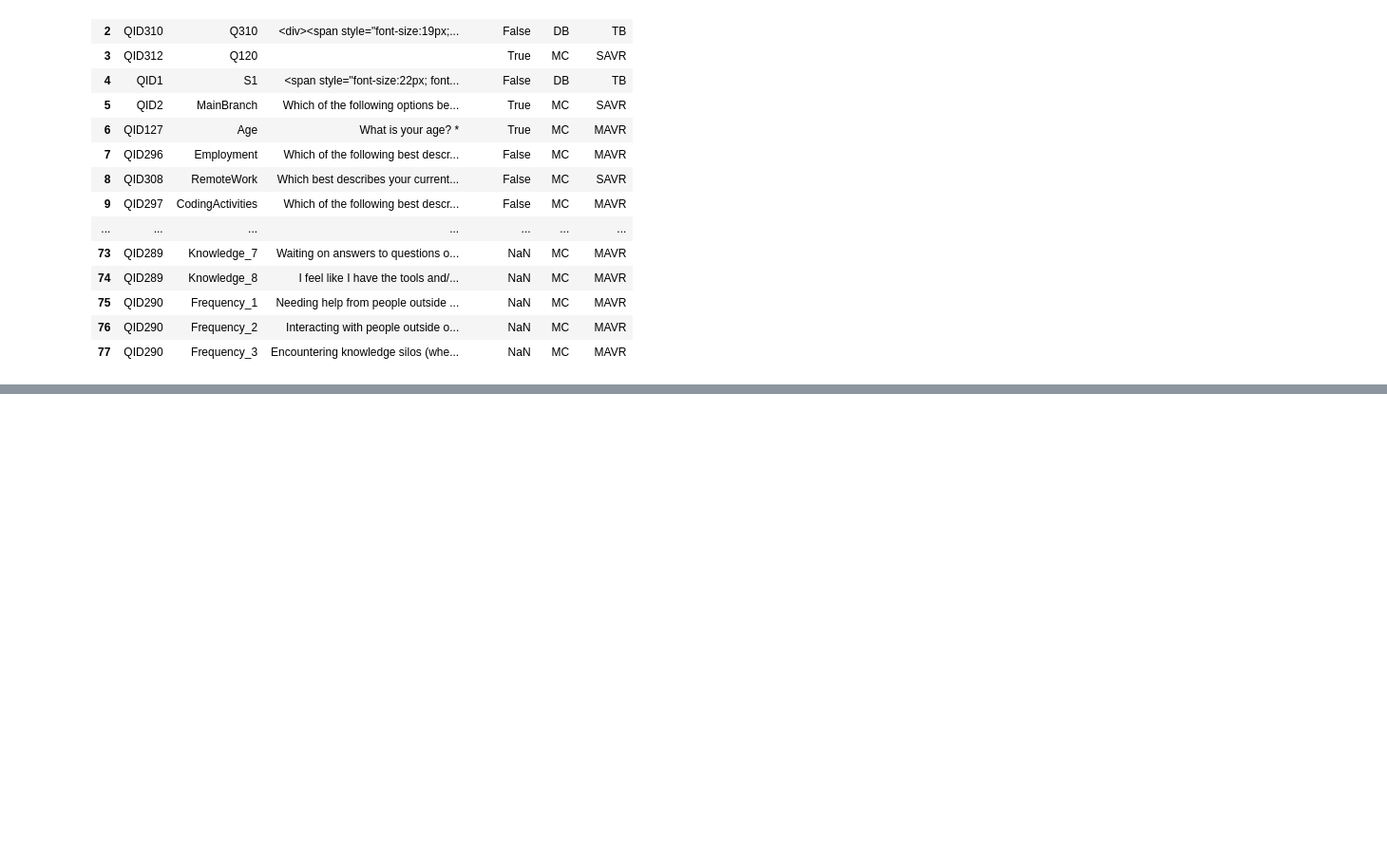
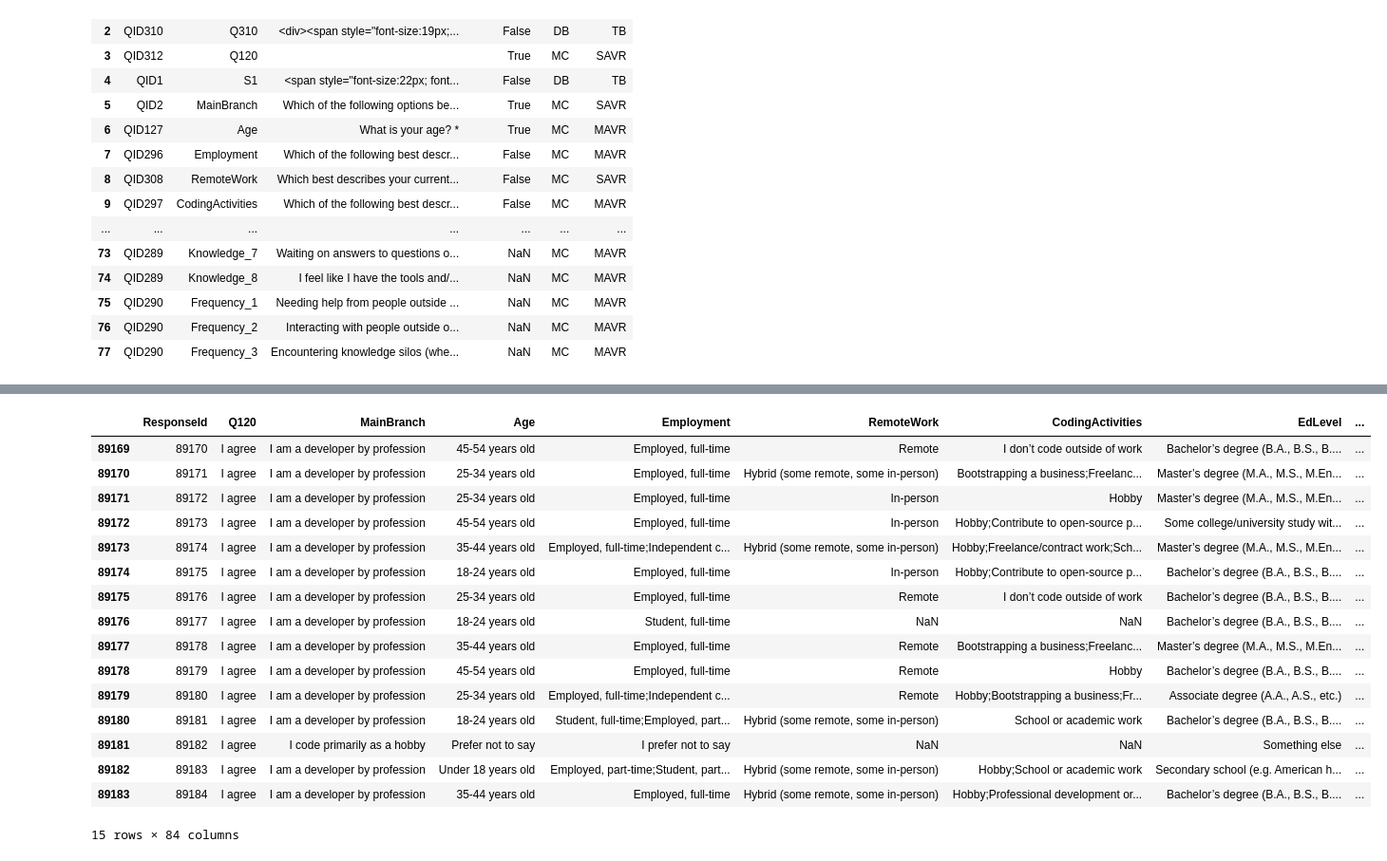
Before and after one commit to Bharatsinghthakur/Python-revision, a Jupyter notebook: pandas/Pandas demo.ipynb, the cells around one changed output, grey strips where cells are left out. Shown at 95% size. Saved outputs shown, nothing was run; the diff lists cells and outputs as text; code cells hidden in the pictures; blank space fills up the shorter version.

```diff
--- a/pandas/Pandas demo.ipynb
+++ b/pandas/Pandas demo.ipynb
@@ -69,0 +80,20 @@ schema_df
+# %%
+df.tail(15)
+# %% [output]
+|  | ResponseId | Q120 | MainBranch | Age | Employment | RemoteWork | CodingActivities | EdLevel | ... |
+| 89169 | 89170 | I agree | I am a developer by profession | 45-54 years old | Employed, full-time | Remote | I don’t code outside of work | Bachelor’s degree (B.A., B.S., B.... | ... |
+| 89170 | 89171 | I agree | I am a developer by profession | 25-34 years old | Employed, full-time | Hybrid (some remote, some in-person) | Bootstrapping a business;Freelanc... | Master’s degree (M.A., M.S., M.En... | ... |
+| 89171 | 89172 | I agree | I am a developer by profession | 25-34 years old | Employed, full-time | In-person | Hobby | Master’s degree (M.A., M.S., M.En... | ... |
+| 89172 | 89173 | I agree | I am a developer by profession | 45-54 years old | Employed, full-time | In-person | Hobby;Contribute to open-source p... | Some college/university study wit... | ... |
+| 89173 | 89174 | I agree | I am a developer by profession | 35-44 years old | Employed, full-time;Independent c... | Hybrid (some remote, some in-person) | Hobby;Freelance/contract work;Sch... | Master’s degree (M.A., M.S., M.En... | ... |
+| 89174 | 89175 | I agree | I am a developer by profession | 18-24 years old | Employed, full-time | In-person | Hobby;Contribute to open-source p... | Bachelor’s degree (B.A., B.S., B.... | ... |
+| 89175 | 89176 | I agree | I am a developer by profession | 25-34 years old | Employed, full-time | Remote | I don’t code outside of work | Bachelor’s degree (B.A., B.S., B.... | ... |
+| 89176 | 89177 | I agree | I am a developer by profession | 18-24 years old | Student, full-time | NaN | NaN | Bachelor’s degree (B.A., B.S., B.... | ... |
+| 89177 | 89178 | I agree | I am a developer by profession | 35-44 years old | Employed, full-time | Remote | Bootstrapping a business;Freelanc... | Master’s degree (M.A., M.S., M.En... | ... |
+| 89178 | 89179 | I agree | I am a developer by profession | 45-54 years old | Employed, full-time | Remote | Hobby | Bachelor’s degree (B.A., B.S., B.... | ... |
+| 89179 | 89180 | I agree | I am a developer by profession | 25-34 years old | Employed, full-time;Independent c... | Remote | Hobby;Bootstrapping a business;Fr... | Associate degree (A.A., A.S., etc.) | ... |
+| 89180 | 89181 | I agree | I am a developer by profession | 18-24 years old | Student, full-time;Employed, part... | Hybrid (some remote, some in-person) | School or academic work | Bachelor’s degree (B.A., B.S., B.... | ... |
+| 89181 | 89182 | I agree | I code primarily as a hobby | Prefer not to say | I prefer not to say | NaN | NaN | Something else | ... |
+| 89182 | 89183 | I agree | I am a developer by profession | Under 18 years old | Employed, part-time;Student, part... | Hybrid (some remote, some in-person) | Hobby;School or academic work | Secondary school (e.g. American h... | ... |
+| 89183 | 89184 | I agree | I am a developer by profession | 35-44 years old | Employed, full-time | Hybrid (some remote, some in-person) | Hobby;Professional development or... | Bachelor’s degree (B.A., B.S., B.... | ... |
+15 rows × 84 columns
```
Also changed, not shown: parts of 1 cell of this notebook, 1 other file.
